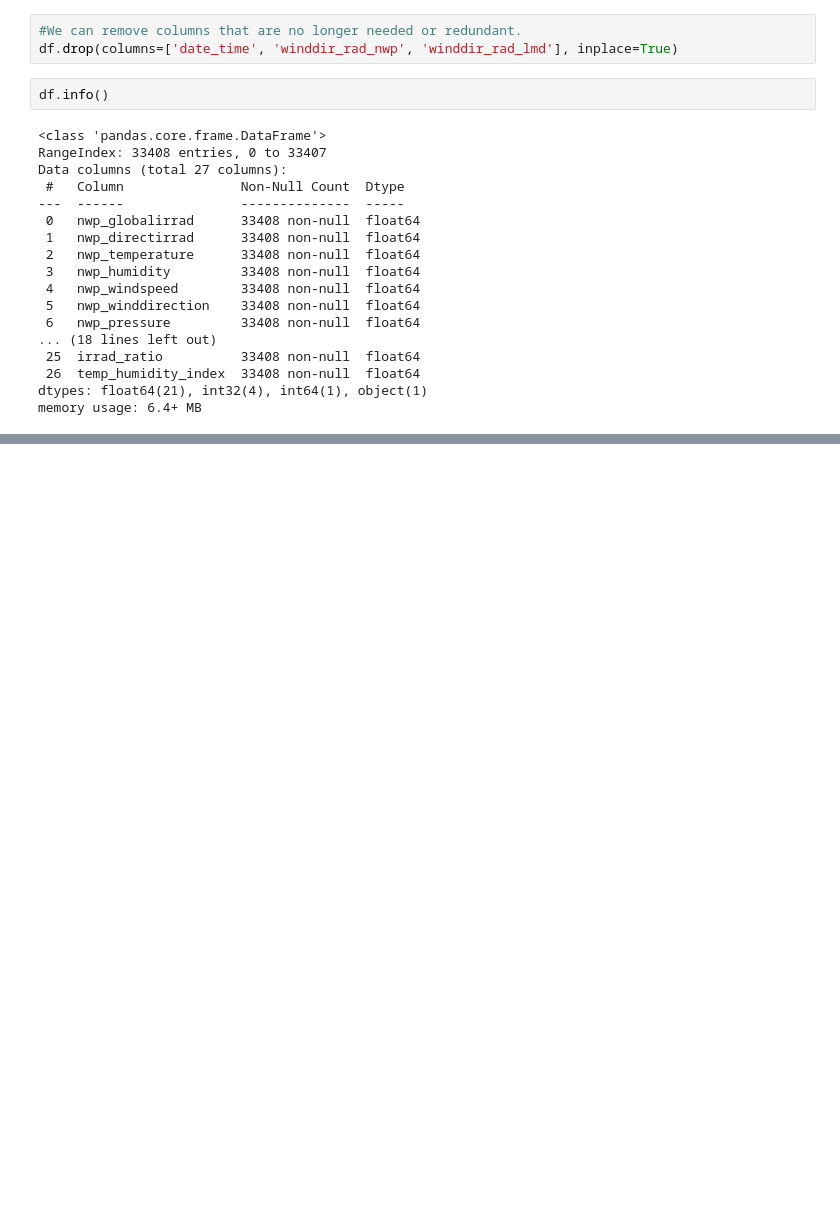
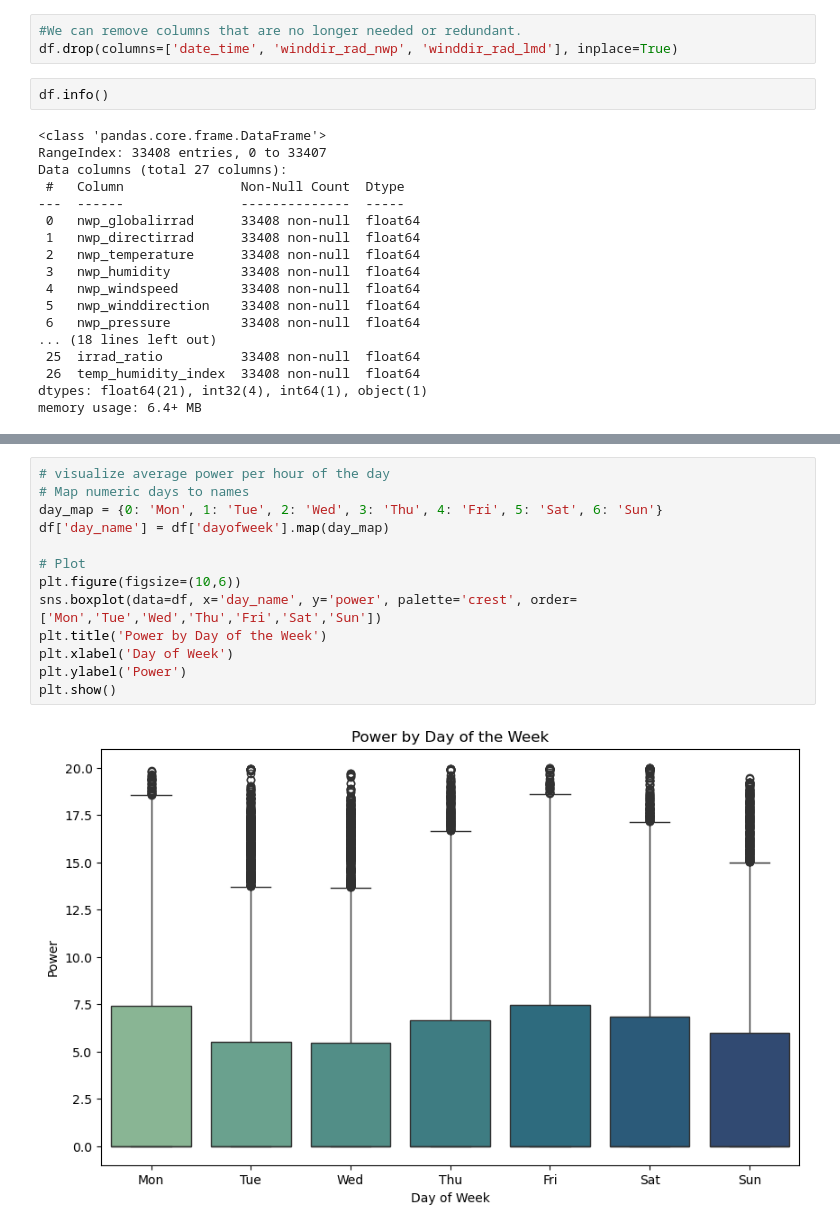
Before and after one commit to tolly00/capstone-project, a Jupyter notebook: Single-station_Trained_Model.ipynb, the cells around one changed output, grey strips where cells are left out. Drawn from its saved outputs; the diff is of its cells as text; blank space fills up the shorter version.

```diff
--- a/Single-station_Trained_Model.ipynb
+++ b/Single-station_Trained_Model.ipynb
@@ -223,0 +234,15 @@ memory usage: 6.4+ MB
+# %%
+# visualize average power per hour of the day
+# Map numeric days to names
+day_map = {0: 'Mon', 1: 'Tue', 2: 'Wed', 3: 'Thu', 4: 'Fri', 5: 'Sat', 6: 'Sun'}
+df['day_name'] = df['dayofweek'].map(day_map)
+
+# Plot
+plt.figure(figsize=(10,6))
+sns.boxplot(data=df, x='day_name', y='power', palette='crest', order=['Mon','Tue','Wed','Thu','Fri','Sat','Sun'])
+plt.title('Power by Day of the Week')
+plt.xlabel('Day of Week')
+plt.ylabel('Power')
+plt.show()
+# %% [output]
+[figure, added]
```
Also changed, not shown: parts of 3 cells of this notebook.
